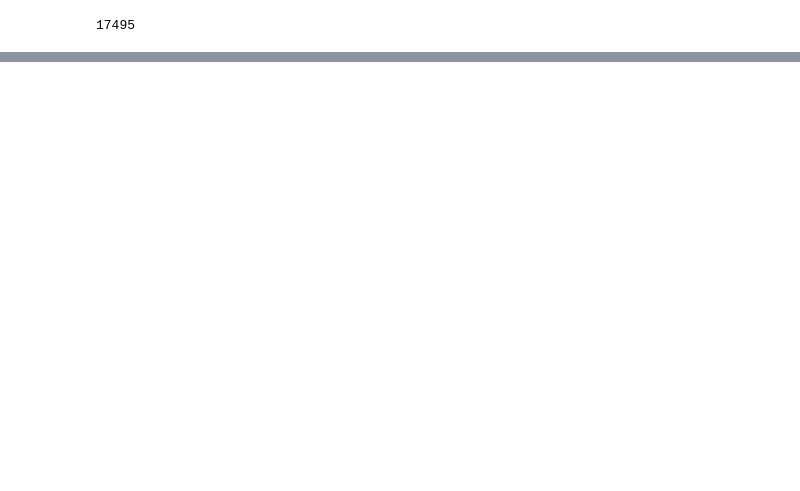
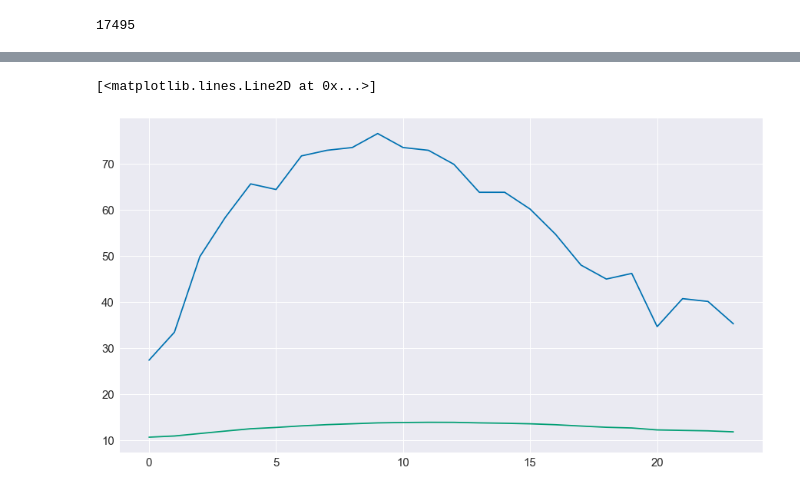
Before and after one commit to srom/ds, a Jupyter notebook: AMPds forecast.ipynb, the cells around one changed output, grey strips where cells are left out. Drawn from its saved outputs; the diff is of its cells as text; code cells hidden in the pictures; blank space fills up the shorter version.

```diff
--- a/AMPds forecast.ipynb
+++ b/AMPds forecast.ipynb
@@ -75,0 +76,14 @@ plot_attribute(X_train_p, X_test_p, X_predictions, 'Stn Press (kPa)')
+# %%
+x = X_train_p[150: 150+24]
+predictions = forecast_weather_one_window(x)
+# %%
+x_p = scaler.inverse_transform(x)
+predictions_p = scaler.inverse_transform(predictions)
+
+f, ax = plt.subplots(1, figsize=(15, 8))
+x_ax = range(len(predictions))
+ax.plot(x_ax, x_p[:,0])
+ax.plot(x_ax, predictions_p[:,0])
+# %% [output]
+[<matplotlib.lines.Line2D at 0x...>]
+[figure, added]
```
Also changed, not shown: parts of 4 cells of this notebook, 3 other files.
